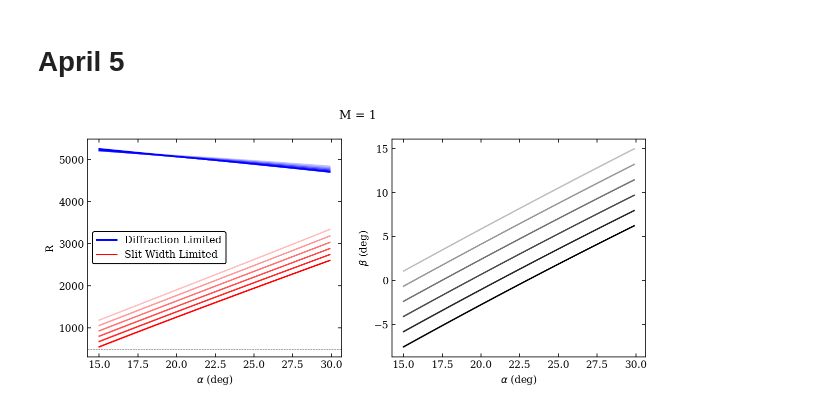
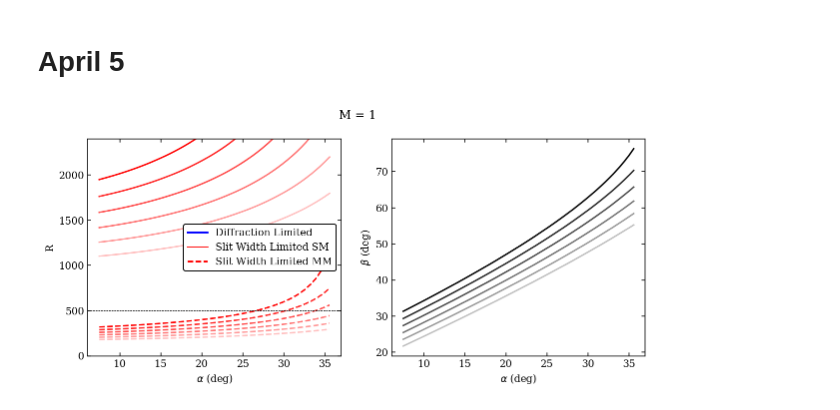
Before and after one commit to jamesmlane/AST2050-Labs, a Jupyter notebook: Lab4/Lab4_Preparation.ipynb, the cells around one changed output. Drawn from its saved outputs; the diff is of its cells as text; code cells hidden in the pictures.

```diff
--- a/Lab4/Lab4_Preparation.ipynb
+++ b/Lab4/Lab4_Preparation.ipynb
@@ -60,7 +60,7 @@ def R_diffraction_limited(beta,m,N):
 #def
 
 def calculate_beta(m,wavelength,groove_spacing,alpha):
-    return np.arcsin( np.sin(alpha) - (m*wavelength)/(groove_spacing) )
+    return np.arcsin( - np.sin(alpha) + (m*wavelength)/(groove_spacing) )
 #def
 # %%
 groove_density = 600 # Grooves per mm, sigma
@@ -68,43 +68,47 @@ groove_spacing = 1/groove_density # Size per groove
 beam_diameter = 9 # mm
 delta_s_mm = 50.0E-3 # mm
 delta_s_sm = 8.2E-3 # mm
-alpha = np.arange( np.pi/12, np.pi/6, 0.01 )
+alpha = -np.arange( np.pi/24, np.pi/5, 0.01 )
 wavelength = np.arange( 400.0E-6, 700.0E-6, 50.0E-6 )
-N = beam_diameter * groove_density * np.cos(alpha)
+N = beam_diameter * groove_density / np.cos(alpha)
 # %%
 m=1
 
 fig = plt.figure( figsize=(10,4) )
 ax1 = fig.add_subplot(121)
 ax2 = fig.add_subplot(122)
 
 for i in range( len(wavelength) ):
 
     beta = calculate_beta(m,wavelength[i],groove_spacing,alpha)
     R_diff = R_diffraction_limited(beta,m,N)
-    R_slit = R_slit_limited(alpha,beta,delta_s_sm)
+    R_slit_sm = R_slit_limited(alpha,beta,delta_s_sm)
+    R_slit_mm = R_slit_limited(alpha,beta,delta_s_mm)
 
+    ax1.plot( -alpha*180/np.pi, R_diff, color='Blue', alpha = 0.25+i*0.15)
+    ax1.plot( -alpha*180/np.pi, R_slit_sm, color='Red', alpha = 0.25+i*0.15)
+    ax1.plot( -alpha*180/np.pi, R_slit_mm, color='Red', linestyle='dashed', alpha = 0.25+i*0.15)
 
-    ax1.plot( alpha*180/np.pi, R_diff, color='Blue', alpha = 0.25+i*0.15)
-    ax1.plot( alpha*180/np.pi, R_slit, color='Red', alpha = 0.25+i*0.15)
-
-    ax2.plot( alpha*180/np.pi, beta*180/np.pi, color='Black', alpha = 0.25+i*0.15 )
+    ax2.plot( -alpha*180/np.pi, beta*180/np.pi, color='Black', alpha = 0.25+i*0.15 )
 
 
 ax1.plot( [], [] , color='Blue', label='Diffraction Limited' )
-ax1.plot( [], [] , color='Red', label='Slit Width Limited' )
+ax1.plot( [], [] , color='Red', label='Slit Width Limited SM' )
+ax1.plot( [], [] , color='Red', linestyle='dashed', label='Slit Width Limited MM' )
+ax1
 ax1.set_xlabel(r'$\alpha$ (deg)')
 ax1.set_ylabel('R')
 # ax1.set_ylim(0,2000)
 
 ax1.axhline(500, color='Black', linestyle='dashed', lw=0.5)
 ax2.set_xlabel(r'$\alpha$ (deg)')
 ax2.set_ylabel(r'$\beta$ (deg)')
+ax1.set_ylim(0,2400)
 
 fig.suptitle('M = '+str(m))
 
 ax1.legend()
 
 plt.show()
 # %% [output]
-[figure, old version]
+[figure, new version]
```
Also changed, not shown: parts of 11 cells of this notebook.
